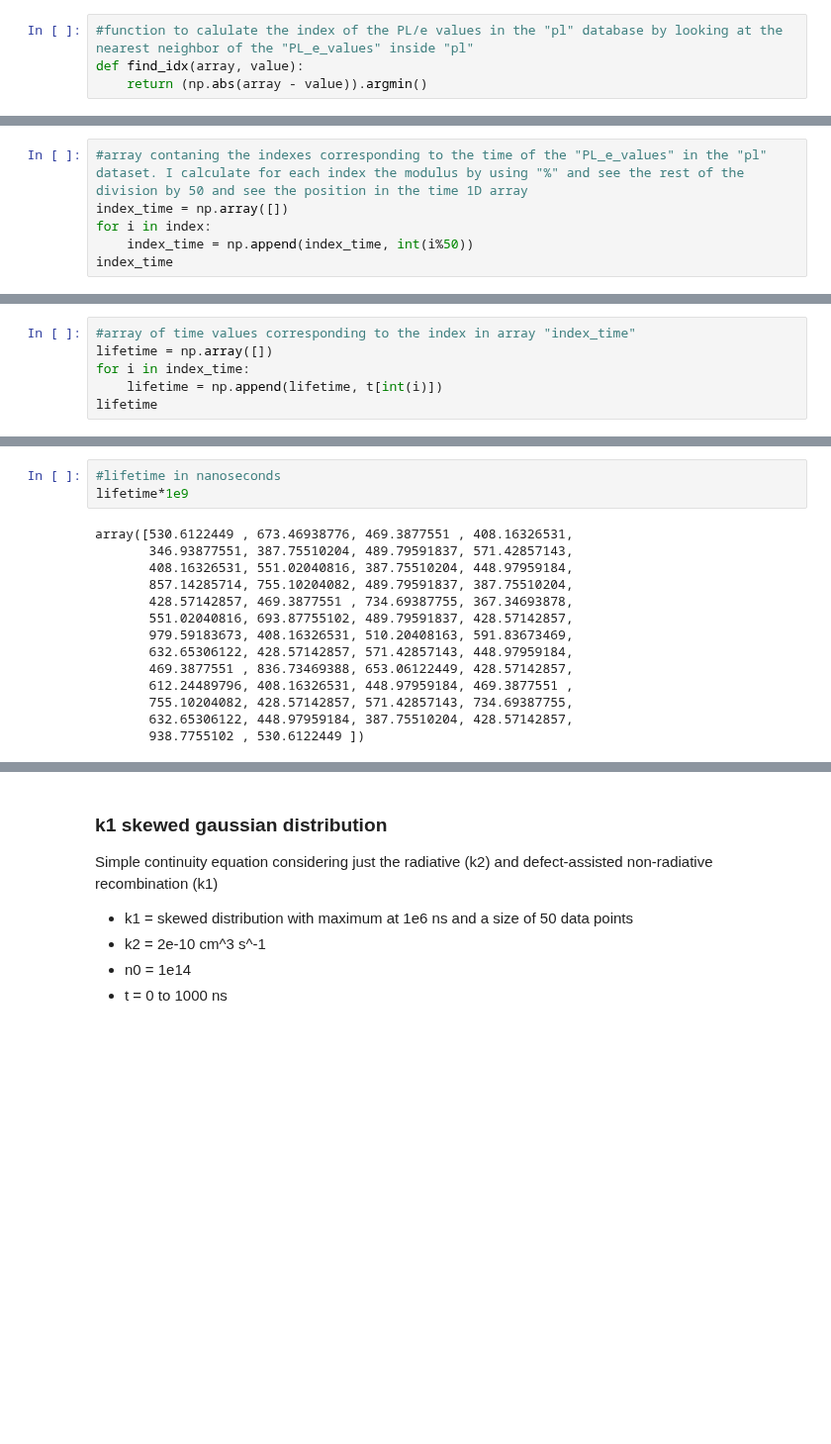
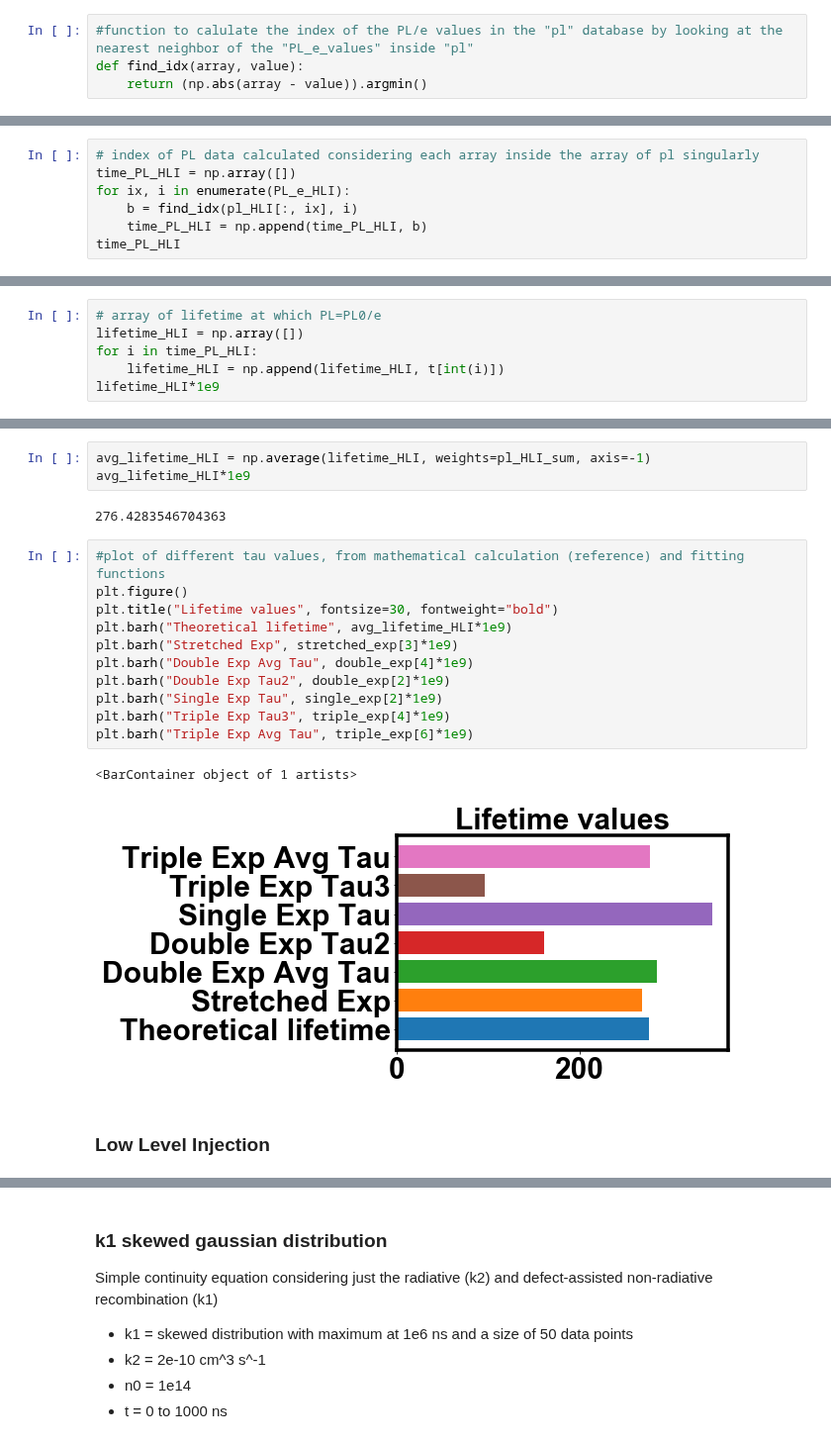
Before and after one commit to mtaddei94/TimeResolvedPL, a Jupyter notebook: PL_Intensity.ipynb, the cells around one changed output, grey strips where cells are left out. Shown at 99% size. Cells and saved outputs as stored; diff of their text form; blank space fills up the shorter version.

```diff
--- a/PL_Intensity.ipynb
+++ b/PL_Intensity.ipynb
@@ -239,6 +233,0 @@ array([1076.,  583., 1423., 1870., 2467., 2069., 1324.,  928., 1920.,
-# %%
-#array contaning the indexes corresponding to the time of the "PL_e_values" in the "pl" dataset. I calculate for each index the modulus by using "%" and see the rest of the division by 50 and see the position in the time 1D array
-index_time = np.array([])
-for i in index:
-    index_time = np.append(index_time, int(i%50))
-index_time
@@ -249,0 +234,7 @@ array([26., 33., 23., 20., 17., 19., 24., 28., 20., 27., 19., 22., 42.,
+# %%
+# index of PL data calculated considering each array inside the array of pl singularly
+time_PL_HLI = np.array([])
+for ix, i in enumerate(PL_e_HLI):
+    b = find_idx(pl_HLI[:, ix], i)
+    time_PL_HLI = np.append(time_PL_HLI, b)
+time_PL_HLI
@@ -250,7 +247,7 @@ array([26., 33., 23., 20., 17., 19., 24., 28., 20., 27., 19., 22., 42.,
 # %%
-#array of time values corresponding to the index in array "index_time"
-lifetime = np.array([])
-for i in index_time:
-    lifetime = np.append(lifetime, t[int(i)])
-lifetime
+# array of lifetime at which PL=PL0/e
+lifetime_HLI = np.array([])
+for i in time_PL_HLI:
+    lifetime_HLI = np.append(lifetime_HLI, t[int(i)])
+lifetime_HLI*1e9
 # %% [output]
@@ -270,17 +267,21 @@ array([5.30612245e-07, 6.73469388e-07, 4.69387755e-07, 4.08163265e-07,
-# %%
-#lifetime in nanoseconds
-lifetime*1e9
-# %% [output]
-array([530.6122449 , 673.46938776, 469.3877551 , 408.16326531,
-       346.93877551, 387.75510204, 489.79591837, 571.42857143,
-       408.16326531, 551.02040816, 387.75510204, 448.97959184,
-       857.14285714, 755.10204082, 489.79591837, 387.75510204,
-       428.57142857, 469.3877551 , 734.69387755, 367.34693878,
-       551.02040816, 693.87755102, 489.79591837, 428.57142857,
-       979.59183673, 408.16326531, 510.20408163, 591.83673469,
-       632.65306122, 428.57142857, 571.42857143, 448.97959184,
-       469.3877551 , 836.73469388, 653.06122449, 428.57142857,
-       612.24489796, 408.16326531, 448.97959184, 469.3877551 ,
-       755.10204082, 428.57142857, 571.42857143, 734.69387755,
-       632.65306122, 448.97959184, 387.75510204, 428.57142857,
-       938.7755102 , 530.6122449 ])
+# %%
+avg_lifetime_HLI = np.average(lifetime_HLI, weights=pl_HLI_sum, axis=-1)
+avg_lifetime_HLI*1e9
+# %% [output]
+276.4283546704363
+# %%
+#plot of different tau values, from mathematical calculation (reference) and fitting functions
+plt.figure()
+plt.title("Lifetime values", fontsize=30, fontweight="bold")
+plt.barh("Theoretical lifetime", avg_lifetime_HLI*1e9)
+plt.barh("Stretched Exp", stretched_exp[3]*1e9)
+plt.barh("Double Exp Avg Tau", double_exp[4]*1e9)
+plt.barh("Double Exp Tau2", double_exp[2]*1e9)
+plt.barh("Single Exp Tau", single_exp[2]*1e9)
+plt.barh("Triple Exp Tau3", triple_exp[4]*1e9)
+plt.barh("Triple Exp Avg Tau", triple_exp[6]*1e9)
+# %% [output]
+<BarContainer object of 1 artists>
+[figure, added]
+# %% [markdown]
+### Low Level Injection
```
Also changed, not shown: parts of 61 cells of this notebook.
